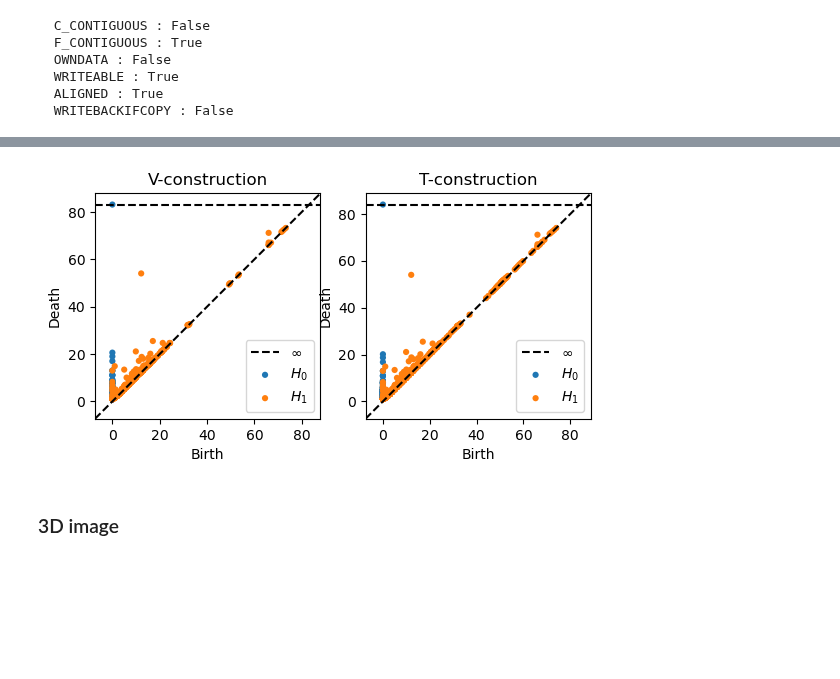
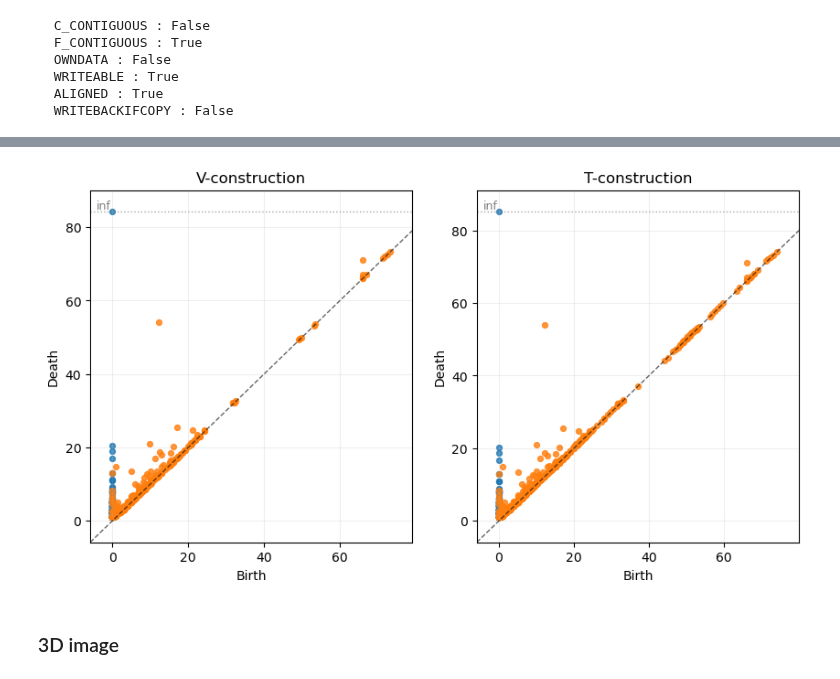
Before and after one commit to shizuo-kaji/CubicalRipser, a Jupyter notebook: demo/cubicalripser.ipynb, the cells around one changed output, grey strips where cells are left out. Saved outputs shown, nothing was run; the diff lists cells and outputs as text; code cells hidden in the pictures; blank space fills up the shorter version.

```diff
--- a/demo/cubicalripser.ipynb
+++ b/demo/cubicalripser.ipynb
@@ -35,11 +17,12 @@ Successfully installed cripser-0.0.21
 # %% [markdown]
 ## minimal example
 # %%
-import numpy,cripser, persim, PIL
+import numpy,cripser
+from PIL import Image
 
-img = numpy.array(PIL.Image.open("img.jpg").convert('L'))
+img = numpy.array(Image.open("img.jpg").convert('L'))
 pd = cripser.compute_ph(img)
 print([f'PH{i}:{len(x)}' for i, x in enumerate(cripser.group_by_dim(pd))])
-persim.plot_diagrams(cripser.to_gudhi_diagrams(pd))
+cripser.plot_diagrams(cripser.to_gudhi_diagrams(pd))
 # %% [output]
 ['PH0:13806', 'PH1:9292']
@@ -178,10 +161,10 @@ pdst = cripser.group_by_dim(pdt)
 print("Betti numbers: ",[len(pdst[i]) for i in range(len(pdst))])
 
 print ("elapsed_time:{} sec".format(time.time() - start))
-## plot persistent diagram using persim
-fig,axs = plt.subplots(1,2)
-persim.plot_diagrams(cripser.to_gudhi_diagrams(pd), ax=axs[0], title='V-construction')
-persim.plot_diagrams(cripser.to_gudhi_diagrams(pdt), ax=axs[1], title='T-construction')
+## plot persistent diagram
+fig,axs = plt.subplots(1,2, figsize=(10,5))
+cripser.plot_diagrams(cripser.to_gudhi_diagrams(pd), ax=axs[0], title='V-construction')
+cripser.plot_diagrams(cripser.to_gudhi_diagrams(pdt), ax=axs[1], title='T-construction')
 # %% [output]
 Betti numbers:  [297, 406]
 Betti numbers:  [261, 885]
@@ -189,4 +172,4 @@ elapsed_time:0.21419382095336914 sec
-[figure, old version]
+[figure, new version]
 # %% [markdown]
 ### 3D image
 # %%
```
Also changed, not shown: parts of 16 cells of this notebook, 4 other files.
